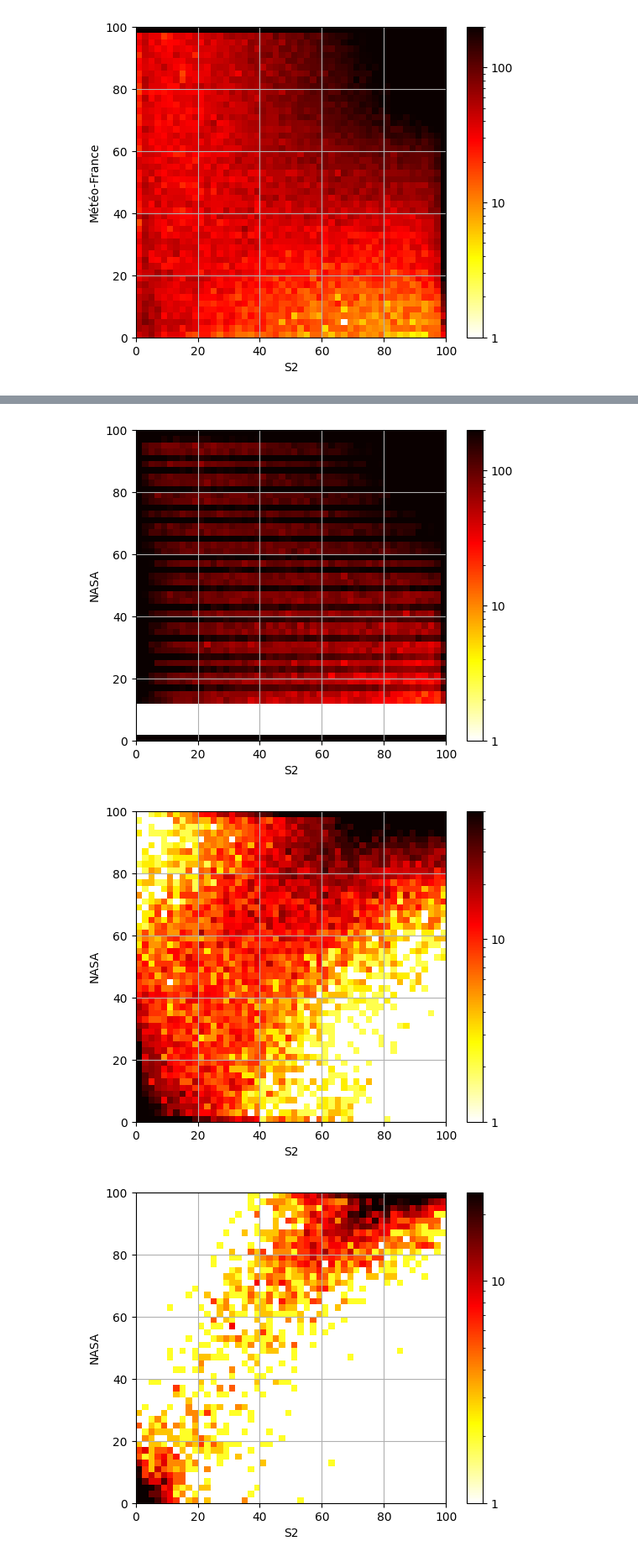
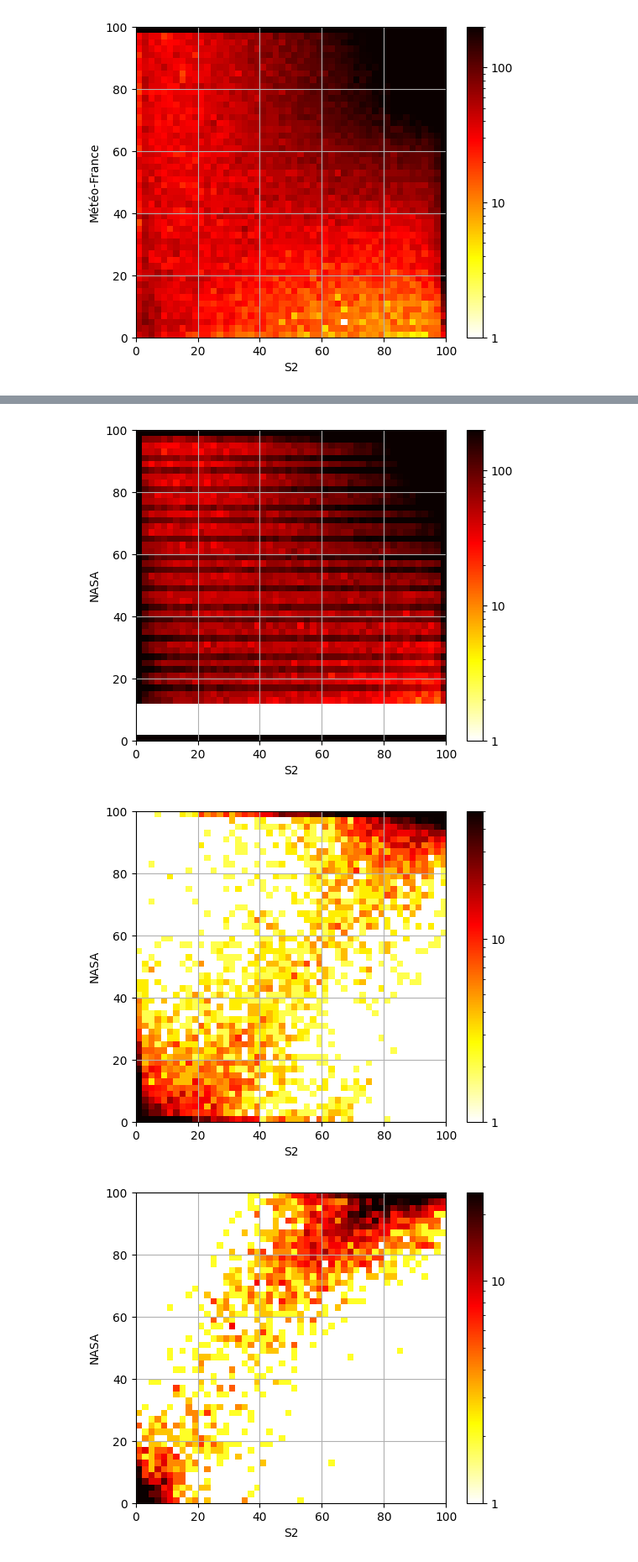
Before and after one commit to nicolaimpe/viirsnow, a Jupyter notebook: notebooks/scatter_plot.ipynb, the cells around one changed output, grey strips where cells are left out. Shown: that part at 84% size. Drawn from its saved outputs; the diff is of its cells as text; code cells hidden in the pictures.

```diff
--- a/notebooks/scatter_plot.ipynb
+++ b/notebooks/scatter_plot.ipynb
@@ -143,6 +143,7 @@ import matplotlib.cm as cm
 
 mf = meteofrance_time_series.data_vars['snow_cover'].sel(time=common_days)
 s2 = s2_time_series.data_vars['snow_cover'].sel(time=common_days)
+mf_forest_with_snow_mask = mf!=210
 mf_mask = mf<=200
 s2_mask = s2<=100
 union_mask = mf_mask & s2_mask
@@ -201,6 +202,7 @@ import matplotlib.cm as cm
 
 nasa = nasa_time_series.data_vars['snow_cover'].sel(time=common_days)
 s2 = s2_time_series.data_vars['snow_cover'].sel(time=common_days)
+nasa = nasa.where(mf_forest_with_snow_mask)
 nasa_mask = nasa<=100
 s2_mask = s2<=100
 union_mask = nasa_mask & s2_mask
@@ -216,37 +218,38 @@ ax.set_xlabel('S2')
 ax.set_ylabel('NASA')
 ax.grid(True)
 # %% [output]
-[figure, old version]
+[figure, new version]
 # %%
 import matplotlib.pyplot as plt
 import numpy as np
 
 import matplotlib.cm as cm
 
 
 nasa = nasa_time_series.data_vars['snow_cover'].sel(time=common_days)
 s2 = s2_time_series.data_vars['snow_cover'].sel(time=common_days)
+nasa = nasa.where(mf_forest_with_snow_mask)
 nasa_mask = nasa<=100
 s2_mask = s2<=100
 union_mask = nasa_mask & s2_mask
 nasa = nasa.where(union_mask)
 s2 = s2.where(union_mask)
 
 nasa = nasa.astype(np.float32).coarsen(y=4,x=4, boundary='trim').mean(skipna=False)
 s2 = s2.astype(np.float32).coarsen(y=4,x=4, boundary='trim').mean(skipna=False)
 
 fig, ax = plt.subplots()
 
 
 
 img, extent = myplot(s2, nasa, 0, bins=50)
 pos = ax.imshow(img, extent=list(extent), origin='lower',cmap=colorsmap,norm=colors.LogNorm(vmin=1, vmax=50))
 fig.colorbar(pos, ax=ax, format=formatter)
 ax.set_xlabel('S2')
 ax.set_ylabel('NASA')
 ax.grid(True)
 # %% [output]
-[figure, old version]
+[figure, new version]
 # %%
 import matplotlib.pyplot as plt
 import numpy as np
```
Also changed, not shown: parts of 1 cell of this notebook, 7 other files.
